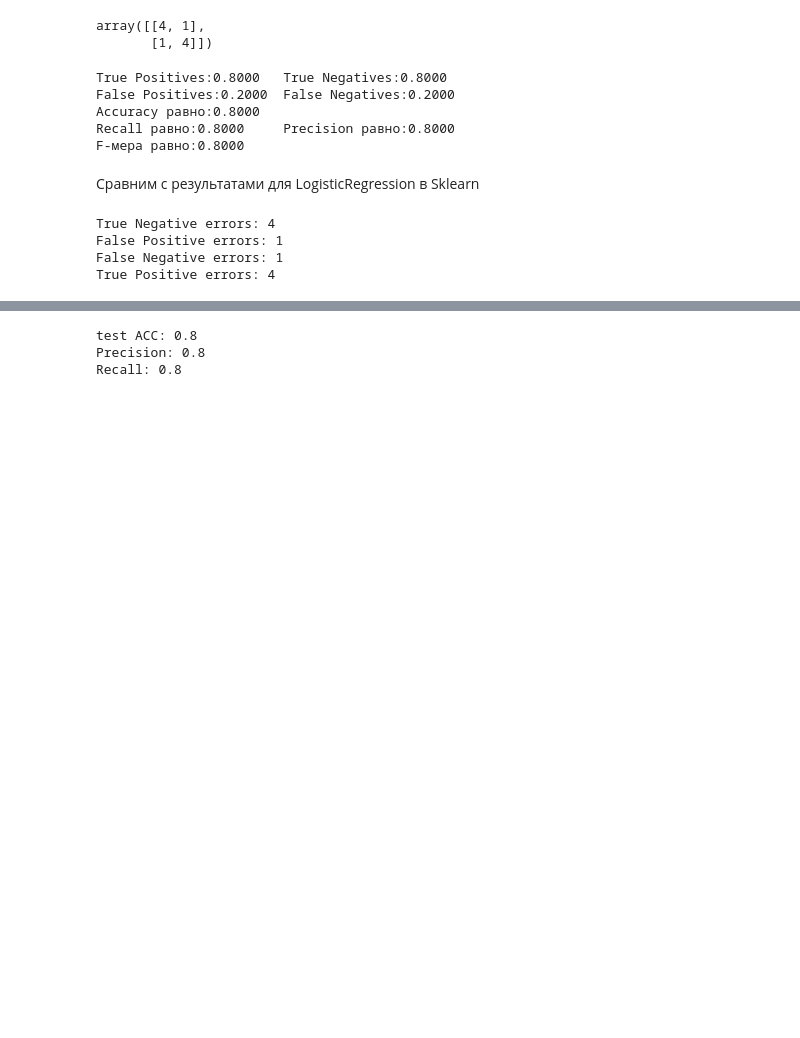
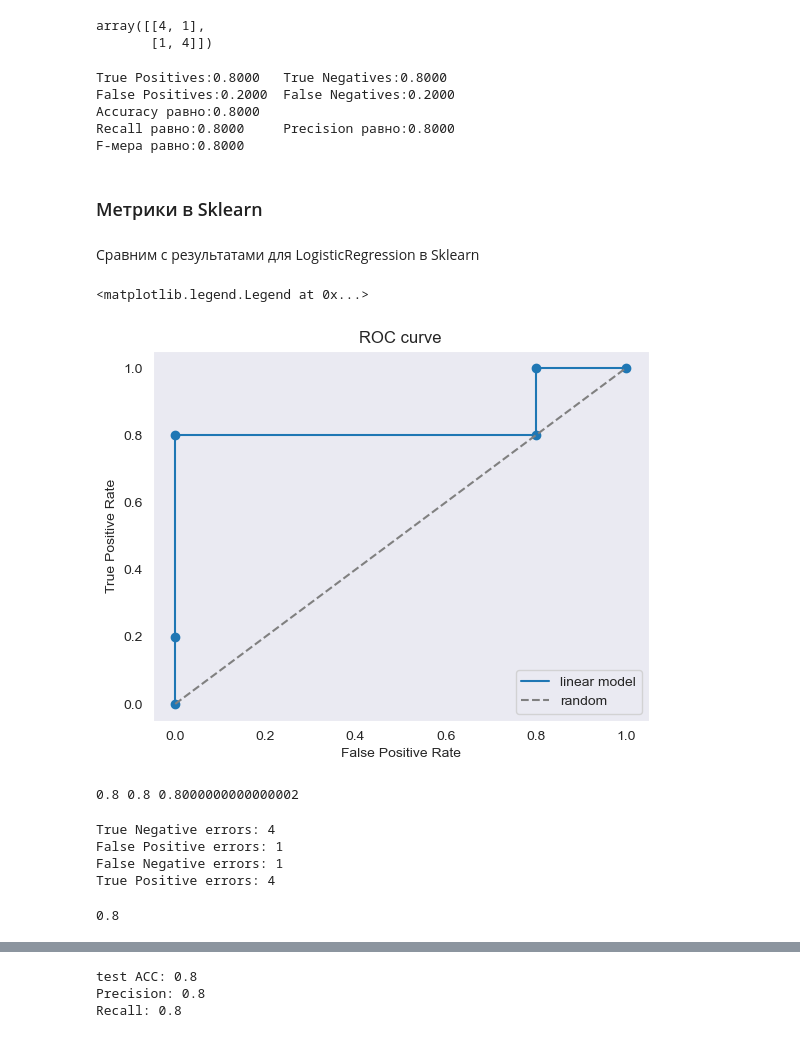
Before and after one commit to likeai22/ds_algorithms, a Jupyter notebook: Lesson 3/hw.ipynb, the cells around one changed output, grey strips where cells are left out. Cells and saved outputs as stored; diff of their text form; code cells hidden in the pictures; blank space fills up the shorter version.

```diff
--- a/Lesson 3/hw.ipynb
+++ b/Lesson 3/hw.ipynb
@@ -288,5 +303,7 @@ False Positives:0.2000  False Negatives:0.2000
 Accuracy равно:0.8000
 Recall равно:0.8000     Precision равно:0.8000
 F-мера равно:0.8000
+# %% [markdown]
+### Метрики в Sklearn
 # %% [markdown]
 Сравним с результатами для LogisticRegression в Sklearn
@@ -297,3 +324,27 @@ from sklearn.preprocessing import StandardScaler
+# %%
+fpr, tpr, _ = roc_curve(y, log_regressor.predict())
+
+plt.grid()
+plt.scatter(fpr, tpr)
+plt.plot(fpr, tpr, label='linear model')
+plt.plot([0, 1], [0, 1], '--', color='grey', label='random')
+plt.xlim([-0.05, 1.05])
+plt.ylim([-0.05, 1.05])
+plt.xlabel('False Positive Rate')
+plt.ylabel('True Positive Rate')
+plt.title('ROC curve')
+plt.legend(loc="lower right")
+# %% [output]
+<matplotlib.legend.Legend at 0x...>
+[figure, added]
+# %%
+precision, recall, f1_score, support = (
+    precision_recall_fscore_support(y,
+                                    yhat,
+                                    average='binary'))
+print(precision, recall, f1_score)
+# %% [output]
+0.8 0.8 0.8000000000000002
 # %%
 pipe = Pipeline([
     ('scaler', StandardScaler()),
@@ -319,4 +368,10 @@ True Negative errors: 4
 False Positive errors: 1
 False Negative errors: 1
 True Positive errors: 4
+# %%
+### accuracy
+
+pipe.score(X, y)
+# %% [output]
+0.8
 # %%
```
Also changed, not shown: parts of 62 cells of this notebook.
